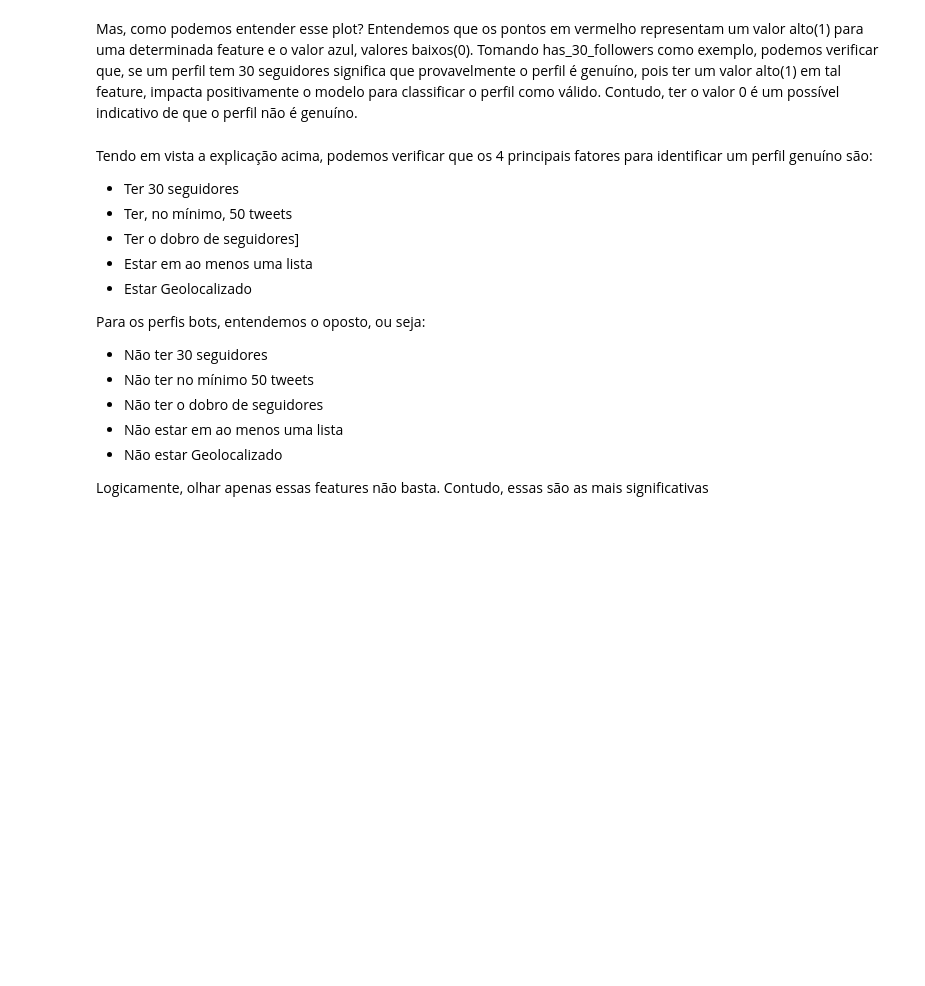
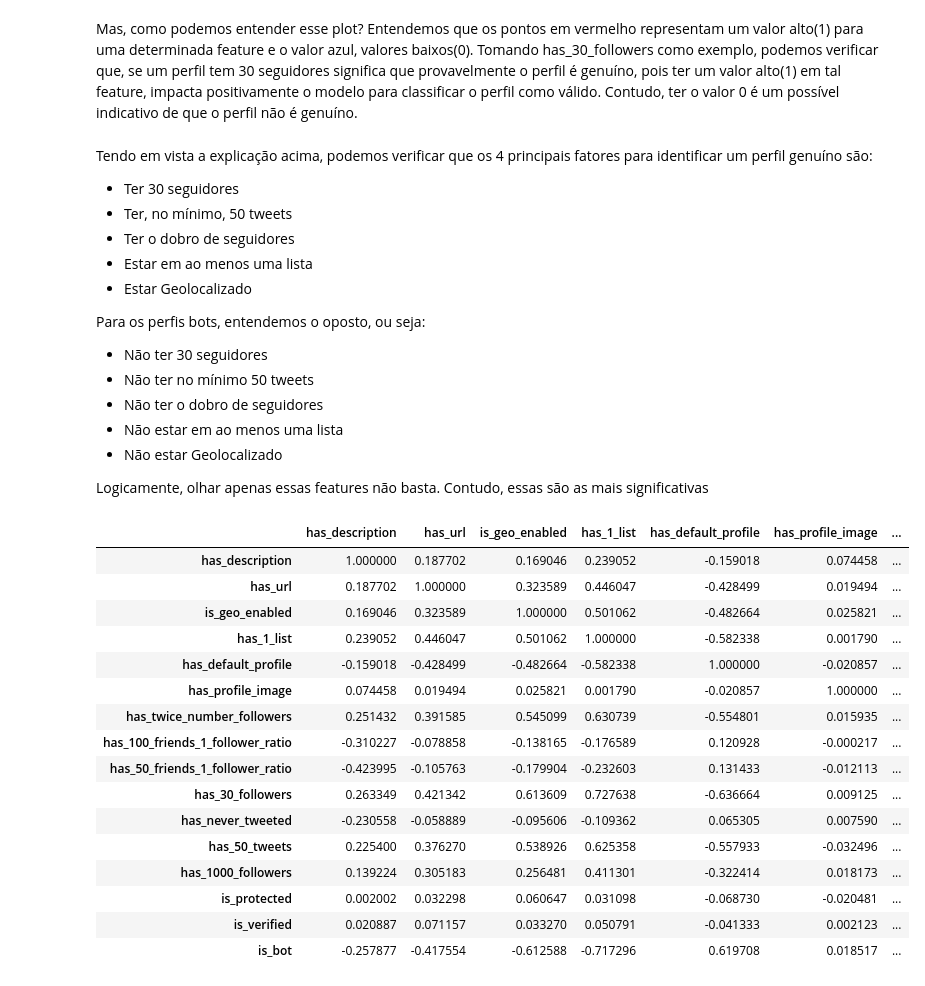
Before and after one commit to Jiamaca/Bot-Recognition-Twitter, a Jupyter notebook: Notebook 1 - Fake Followers x Genuine Accounts.ipynb, the cells around one changed output. Drawn from its saved outputs; the diff is of its cells as text; code cells hidden in the pictures; blank space fills up the shorter version.

```diff
--- a/Notebook 1 - Fake Followers x Genuine Accounts.ipynb
+++ b/Notebook 1 - Fake Followers x Genuine Accounts.ipynb
@@ -923,7 +943,7 @@ Mas, como podemos entender esse plot? Entendemos que os pontos em vermelho repre
 Tendo em vista a explicação acima, podemos verificar que os 4 principais fatores para identificar um perfil genuíno são:
 - Ter 30 seguidores
 - Ter, no mínimo, 50 tweets
-- Ter o dobro de seguidores]
+- Ter o dobro de seguidores
 - Estar em ao menos uma lista
 - Estar Geolocalizado
 
@@ -935,3 +955,23 @@ Para os perfis bots, entendemos o oposto, ou seja:
 - Não estar Geolocalizado
 
 Logicamente, olhar apenas essas features não basta. Contudo, essas são as mais significativas
+# %%
+binary_matrix_train.corr()
+# %% [output]
+|  | has_description | has_url | is_geo_enabled | has_1_list | has_default_profile | has_profile_image | ... |
+| has_description | 1.000000 | 0.187702 | 0.169046 | 0.239052 | -0.159018 | 0.074458 | ... |
+| has_url | 0.187702 | 1.000000 | 0.323589 | 0.446047 | -0.428499 | 0.019494 | ... |
+| is_geo_enabled | 0.169046 | 0.323589 | 1.000000 | 0.501062 | -0.482664 | 0.025821 | ... |
+| has_1_list | 0.239052 | 0.446047 | 0.501062 | 1.000000 | -0.582338 | 0.001790 | ... |
+| has_default_profile | -0.159018 | -0.428499 | -0.482664 | -0.582338 | 1.000000 | -0.020857 | ... |
+| has_profile_image | 0.074458 | 0.019494 | 0.025821 | 0.001790 | -0.020857 | 1.000000 | ... |
+| has_twice_number_followers | 0.251432 | 0.391585 | 0.545099 | 0.630739 | -0.554801 | 0.015935 | ... |
+| has_100_friends_1_follower_ratio | -0.310227 | -0.078858 | -0.138165 | -0.176589 | 0.120928 | -0.000217 | ... |
+| has_50_friends_1_follower_ratio | -0.423995 | -0.105763 | -0.179904 | -0.232603 | 0.131433 | -0.012113 | ... |
+| has_30_followers | 0.263349 | 0.421342 | 0.613609 | 0.727638 | -0.636664 | 0.009125 | ... |
+| has_never_tweeted | -0.230558 | -0.058889 | -0.095606 | -0.109362 | 0.065305 | 0.007590 | ... |
+| has_50_tweets | 0.225400 | 0.376270 | 0.538926 | 0.625358 | -0.557933 | -0.032496 | ... |
+| has_1000_followers | 0.139224 | 0.305183 | 0.256481 | 0.411301 | -0.322414 | 0.018173 | ... |
+| is_protected | 0.002002 | 0.032298 | 0.060647 | 0.031098 | -0.068730 | -0.020481 | ... |
+| is_verified | 0.020887 | 0.071157 | 0.033270 | 0.050791 | -0.041333 | 0.002123 | ... |
+| is_bot | -0.257877 | -0.417554 | -0.612588 | -0.717296 | 0.619708 | 0.018517 | ... |
```
Also changed, not shown: parts of 12 cells of this notebook, 3 other files.
